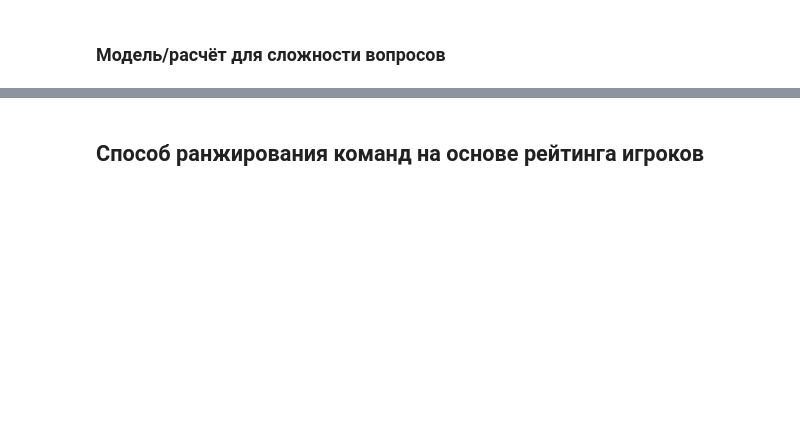
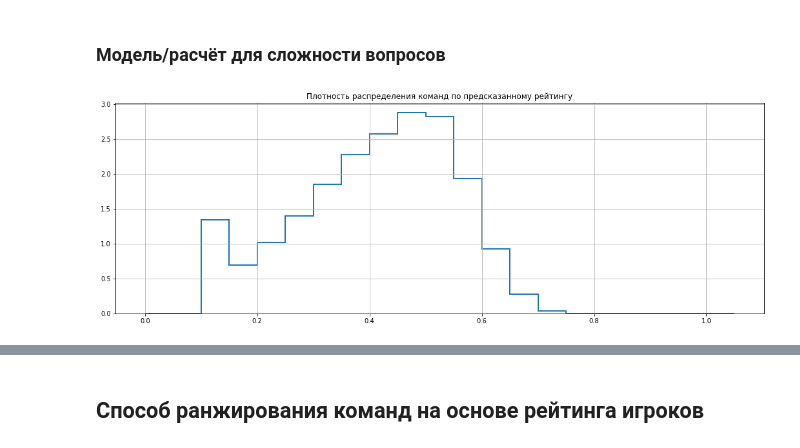
Before and after one commit to lakuzne4/advanced_ml_course, a Jupyter notebook: Анализ ЧГК.ipynb, the cells around one changed output, grey strips where cells are left out. Cells and saved outputs as stored; diff of their text form; code cells hidden in the pictures; blank space fills up the shorter version.

```diff
--- a/Анализ ЧГК.ipynb
+++ b/Анализ ЧГК.ipynb
@@ -558,0 +466,5 @@ print("Корреляция Кендалла", kendalltau(model.predict_proba(X_
+# %%
+test_df = pd.read_csv("test_df.csv")
+
+with open("baseline_model.pkl", "rb") as f:
+    model = pickle.load(f)
@@ -570,3 +548,15 @@ train_df = pd.read_csv("train_df.csv")
+# %%
+train_df = pd.read_csv("train_df.csv")
+test_df = pd.read_csv("test_df.csv")
+
+with open("train_X_y.pkl", "rb") as f:
+    X_train, y_train, train_X_y_meaning = pickle.load(f)
+
+with open("test_X_y.pkl", "rb") as f:
+    X_test, y_test_prob = pickle.load(f)
+
+with open("baseline_model.pkl", "rb") as f:
+    model = pickle.load(f)
 # %%
 # посчитать процент ответов
 tournaments_for_train = train_df.groupby("tournament_id").team_id.nunique().\
@@ -589,19 +576,17 @@ tournament_x_question
+# %%
+features = [ 'tours_num',
+             'avg_pct_answered',
+             'min_pct_answered',
+             'max_pct_answered',
+             'pct_answered_q_10',
+             'pct_answered_q_90',
+             'pct_answered_q_50']
 # %%
 # посчитаем рейтинг команд
-X_train = train_df[['tournament_number',
-                         'target_event',
-                         'tours_num',
-                         'avg_pct_answered',
-                         'min_pct_answered',
-                         'max_pct_answered',
-                         'pct_answered_q_10',
-                         'pct_answered_q_90',
-                         'pct_answered_q_50']]
-
-predictions = model.predict_proba(X_train)[:, 1]
+predictions = model.predict_proba(train_df[features].fillna(0))[:, 1]
 
 
-for_team_rating = train_df[['team_id', 'mask']].reset_index()
+for_team_rating = train_df[['team_id', "tournament_id", 'mask']].reset_index()
 
 for_team_rating.loc[:, 'predicted_rating'] = predictions
 
@@ -612,15 +597,18 @@ team_rating = for_team_rating.groupby(['team_id', 'tournament_id', 'mask']).pred
 # %%
 # распределение команд по предсказанному рейтингу
 plt.figure(figsize=(18, 6))
 plt.hist(team_rating.predicted_rating,
          bins=np.arange(0, 1.1, 0.05),
          histtype='step',
          cumulative=False,
          density=True,
          linewidth=2
         );
+plt.title("Плотность распределения команд по предсказанному рейтингу")
 plt.grid(True)
 plt.show()
+# %% [output]
+[figure, added]
 # %%
 %%time
 q_complexities = []
```
Also changed, not shown: parts of 154 cells of this notebook.
